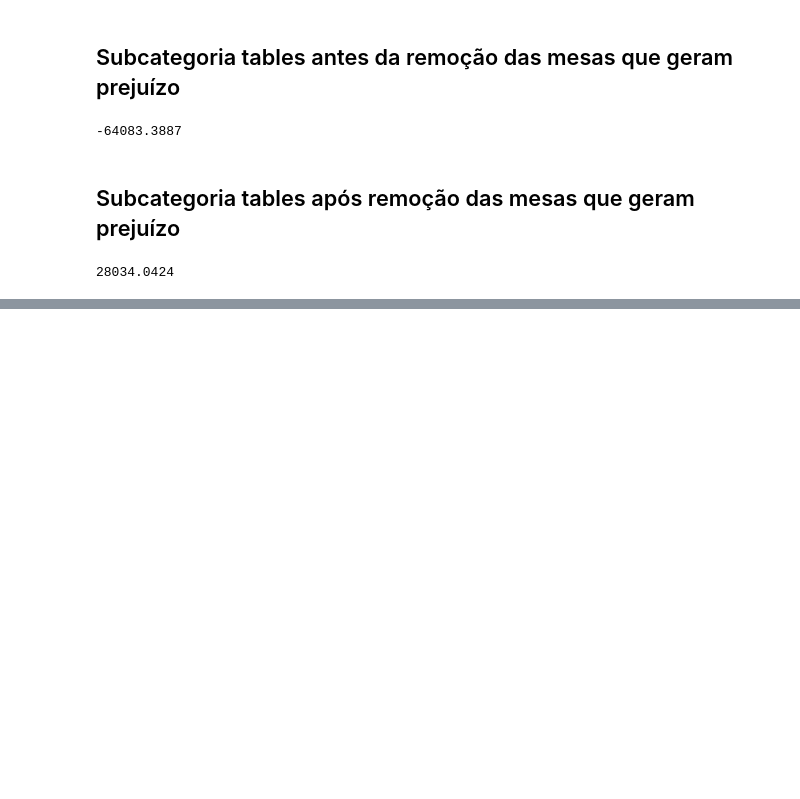
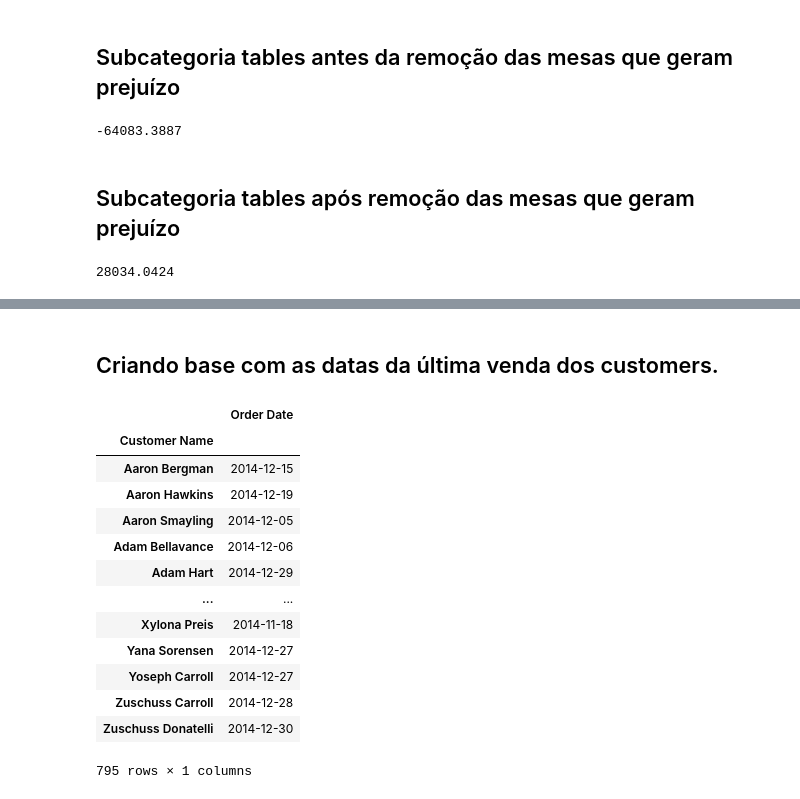
Before and after one commit to Vander-ST/SeminarioMBA, a Jupyter notebook: seminario2.ipynb, the cells around one changed output, grey strips where cells are left out. Drawn from its saved outputs; the diff is of its cells as text; code cells hidden in the pictures; blank space fills up the shorter version.

```diff
--- a/seminario2.ipynb
+++ b/seminario2.ipynb
@@ -268,0 +329,22 @@ Base_tables_lucro.sum()
+# %% [markdown]
+## Criando base com as datas da última venda dos customers.
+# %%
+base_order = Base.filter(['Order Date','Customer Name'])
+base_order['Order Date'] = pd.to_datetime(base_order['Order Date'])
+base_order = base_order.groupby(['Customer Name']).max()
+base_order
+# %% [output]
+|  | Order Date |
+| Customer Name |  |
+| Aaron Bergman | 2014-12-15 |
+| Aaron Hawkins | 2014-12-19 |
+| Aaron Smayling | 2014-12-05 |
+| Adam Bellavance | 2014-12-06 |
+| Adam Hart | 2014-12-29 |
+| ... | ... |
+| Xylona Preis | 2014-11-18 |
+| Yana Sorensen | 2014-12-27 |
+| Yoseph Carroll | 2014-12-27 |
+| Zuschuss Carroll | 2014-12-28 |
+| Zuschuss Donatelli | 2014-12-30 |
+795 rows × 1 columns
```
Also changed, not shown: parts of 12 cells of this notebook.
